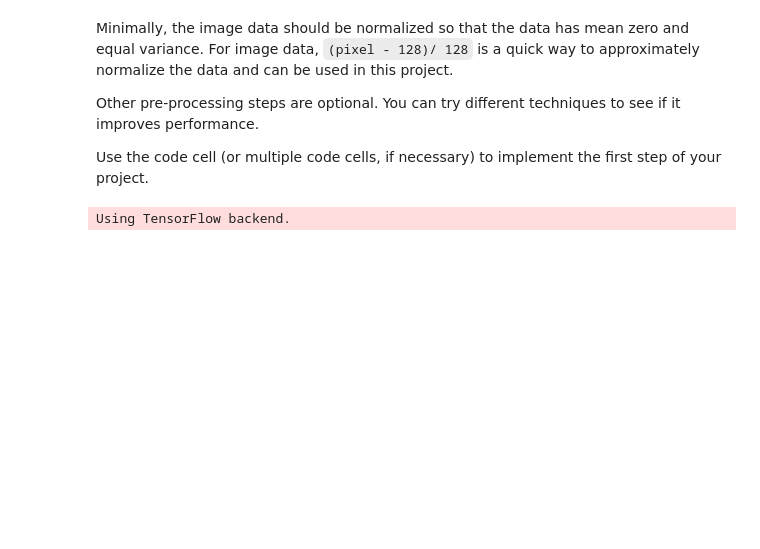
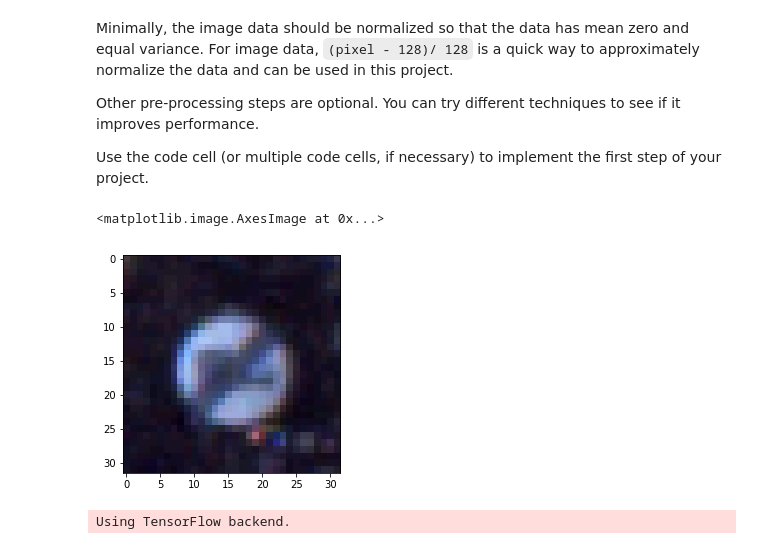
Before and after one commit to jake5452/CarND-Traffic-Sign-Classifier-Project, a Jupyter notebook: Traffic_Sign_Classifier.ipynb, the cells around one changed output. Saved outputs shown, nothing was run; the diff lists cells and outputs as text; code cells hidden in the pictures; blank space fills up the shorter version.

```diff
--- a/Traffic_Sign_Classifier.ipynb
+++ b/Traffic_Sign_Classifier.ipynb
@@ -158,33 +159,37 @@ Use the code cell (or multiple code cells, if necessary) to implement the first
 ### Feel free to use as many code cells as needed.
 
 import cv2
 import numpy as np
 
-# Noramlize all the image data
 def normalize(img):
     normalized_img = np.zeros((img.shape[0], img.shape[1], img.shape[2]))
     normalized_img = cv2.normalize(img, normalized_img, alpha=0.0, beta=1.0, norm_type=cv2.NORM_MINMAX, dtype=cv2.CV_32F)
     return normalized_img
 
 X_train_processed = []
 for i in range(X_train.shape[0]):
     normalized_img = normalize(X_train[i])
     X_train_processed.append(normalized_img)
 
 X_train_processed = np.array(X_train_processed)
 
 X_valid_processed = []
 for i in range(X_valid.shape[0]):
     normalized_img = normalize(X_valid[i])
     X_valid_processed.append(normalized_img)
 
 X_valid_processed = np.array(X_valid_processed)
 
 X_test_processed = []
 for i in range(X_test.shape[0]):
     normalized_img = normalize(X_test[i])
     X_test_processed.append(normalized_img)
 
 X_test_processed = np.array(X_test_processed)
+
+plt.imshow(X_valid_processed[1301])
+# %% [output]
+<matplotlib.image.AxesImage at 0x...>
+[figure, added]
 # %%
 import numpy as np
```
Also changed, not shown: parts of 14 cells of this notebook, 10 other files.
